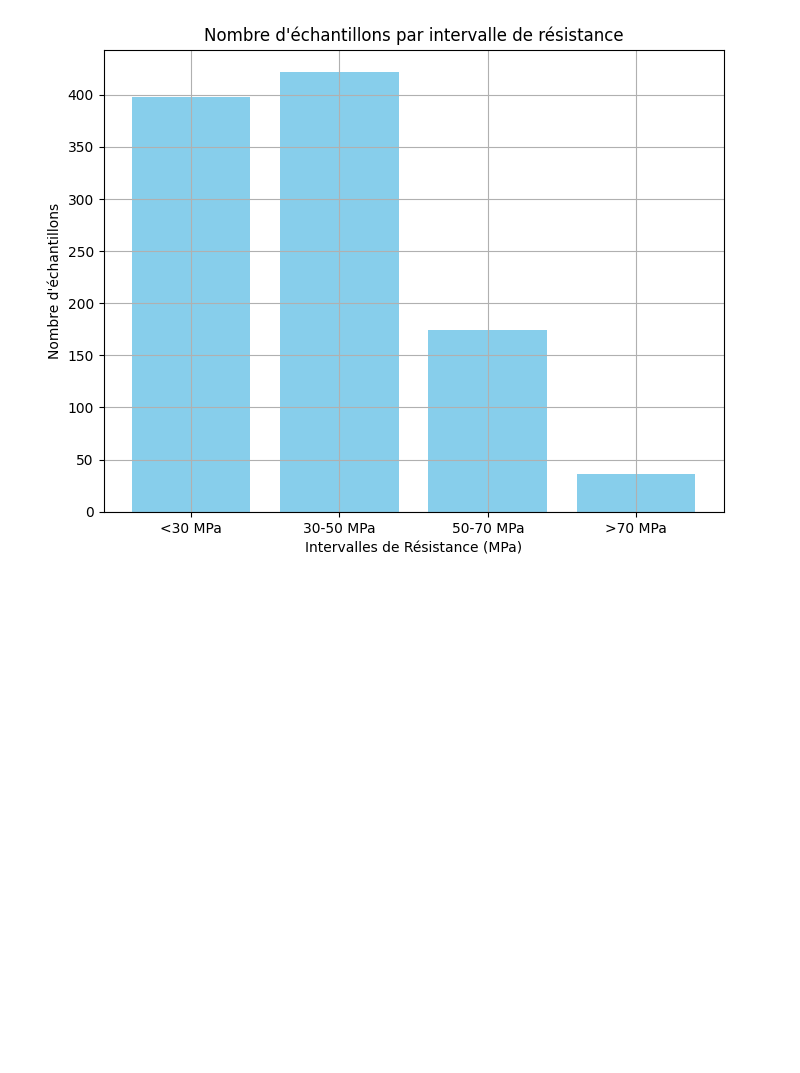
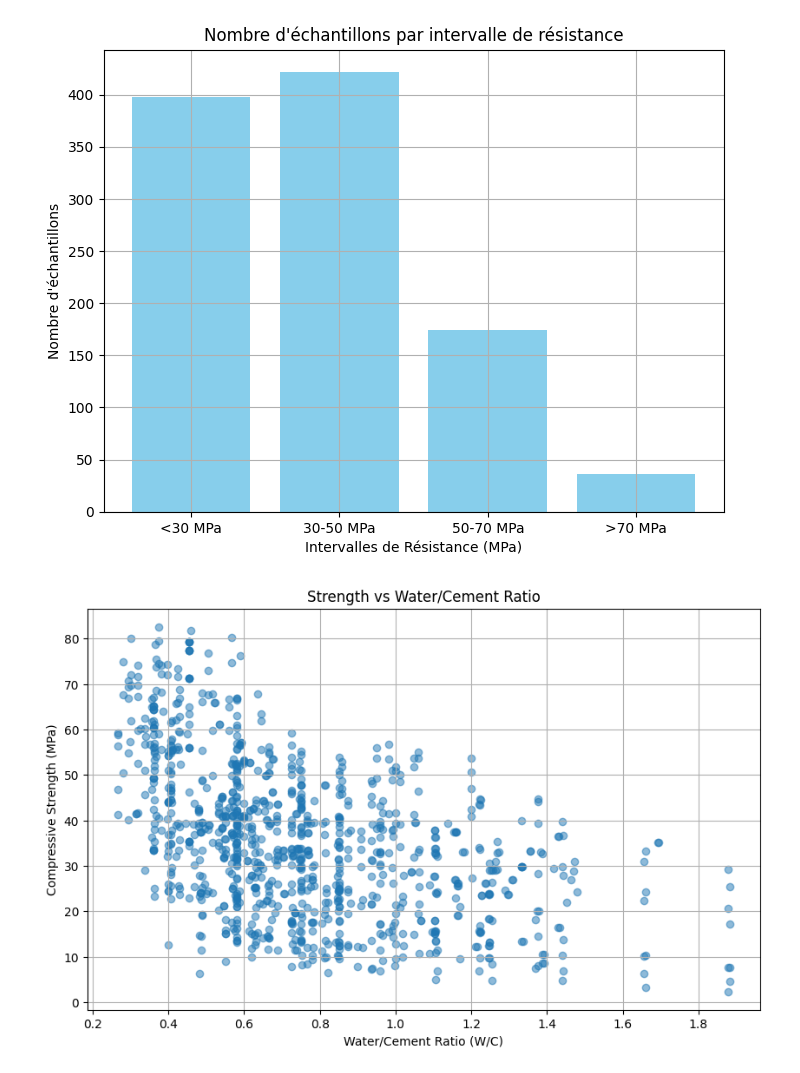
Before and after one commit to younesA99/svm, a Jupyter notebook: Article.ipynb, the cells around one changed output. Saved outputs shown, nothing was run; the diff lists cells and outputs as text; code cells hidden in the pictures; blank space fills up the shorter version.

```diff
--- a/Article.ipynb
+++ b/Article.ipynb
@@ -451,3 +453,14 @@ plt.grid(True)
 plt.show()
 # %% [output]
 [figure]
+# %%
+# Tracer le scatter plot Strength vs W/C
+plt.figure(figsize=(10, 6))
+plt.scatter(data['W/C'], data['Strength (MPa)'], alpha=0.5)
+plt.title('Strength vs Water/Cement Ratio')
+plt.xlabel('Water/Cement Ratio (W/C)')
+plt.ylabel('Compressive Strength (MPa)')
+plt.grid(True)
+plt.show()
+# %% [output]
+[figure, added]
```
Also changed, not shown: parts of 14 cells of this notebook.
